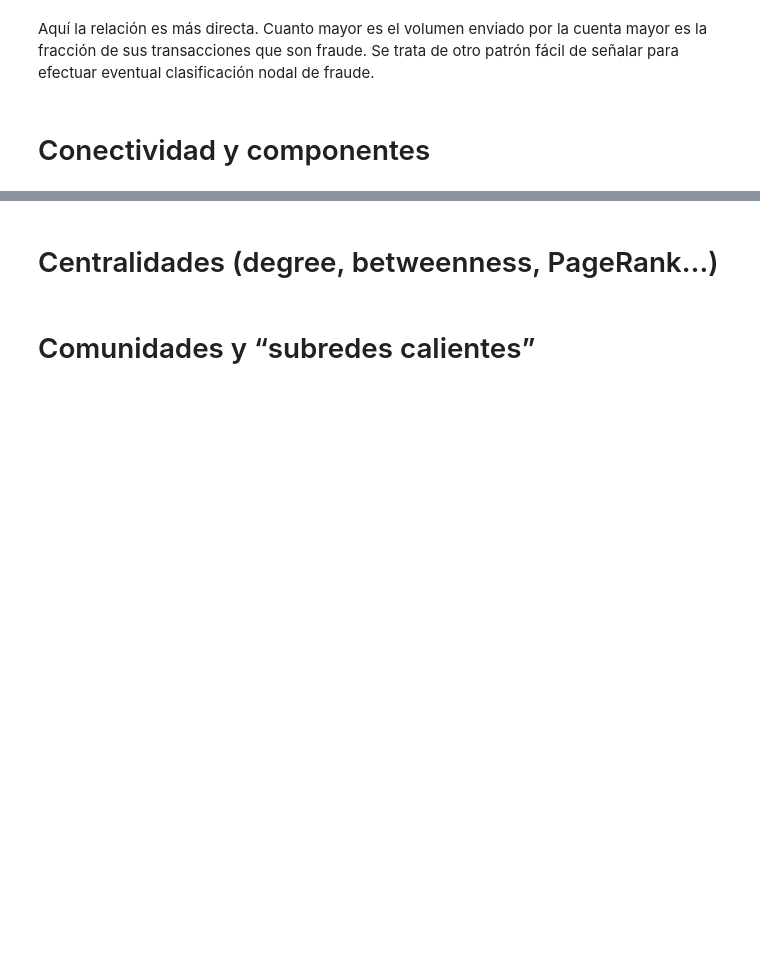
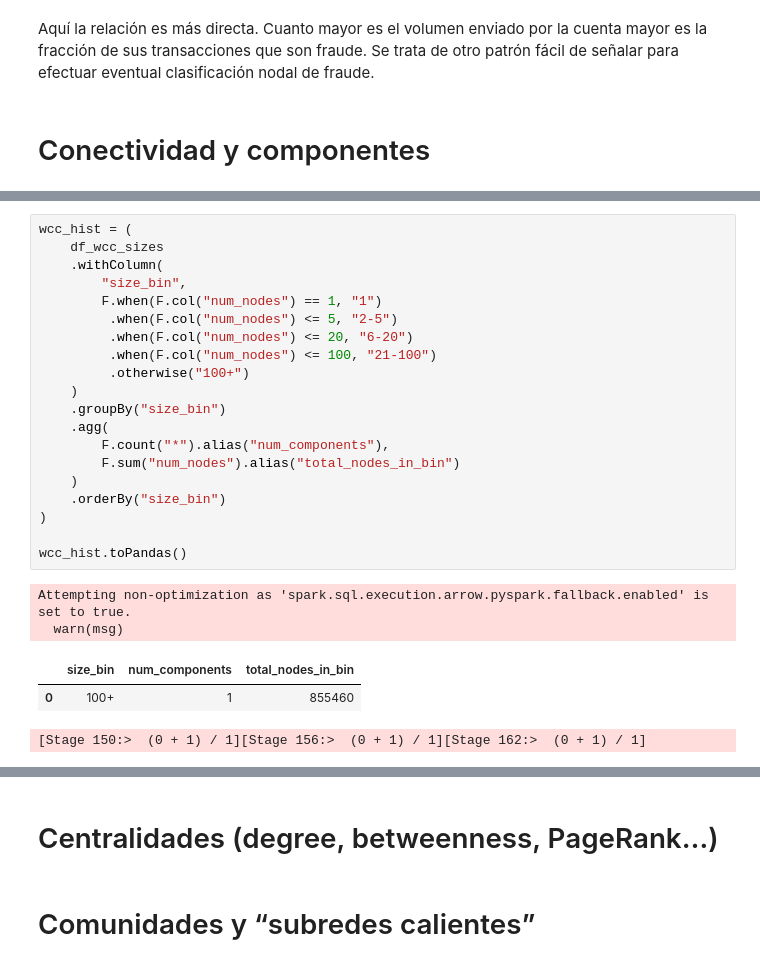
Before and after one commit to IngElecPuc/KaggleChallenges, a Jupyter notebook: Anti Money Laundering Transaction Data/EDA Topológico.ipynb, the cells around one changed output, grey strips where cells are left out. Cells and saved outputs as stored; diff of their text form; blank space fills up the shorter version.

```diff
--- a/Anti Money Laundering Transaction Data/EDA Topológico.ipynb
+++ b/Anti Money Laundering Transaction Data/EDA Topológico.ipynb
@@ -705,0 +804,26 @@ Aquí la relación es más directa. Cuanto mayor es el volumen enviado por la cu
+# %%
+wcc_hist = (
+    df_wcc_sizes
+    .withColumn(
+        "size_bin",
+        F.when(F.col("num_nodes") == 1, "1")
+         .when(F.col("num_nodes") <= 5, "2-5")
+         .when(F.col("num_nodes") <= 20, "6-20")
+         .when(F.col("num_nodes") <= 100, "21-100")
+         .otherwise("100+")
+    )
+    .groupBy("size_bin")
+    .agg(
+        F.count("*").alias("num_components"),
+        F.sum("num_nodes").alias("total_nodes_in_bin")
+    )
+    .orderBy("size_bin")
+)
+
+wcc_hist.toPandas()
+# %% [output]
+Attempting non-optimization as 'spark.sql.execution.arrow.pyspark.fallback.enabled' is set to true.
+  warn(msg)
+|  | size_bin | num_components | total_nodes_in_bin |
+| 0 | 100+ | 1 | 855460 |
+[Stage 150:>  (0 + 1) / 1][Stage 156:>  (0 + 1) / 1][Stage 162:>  (0 + 1) / 1]
```
Also changed, not shown: parts of 21 cells of this notebook.
